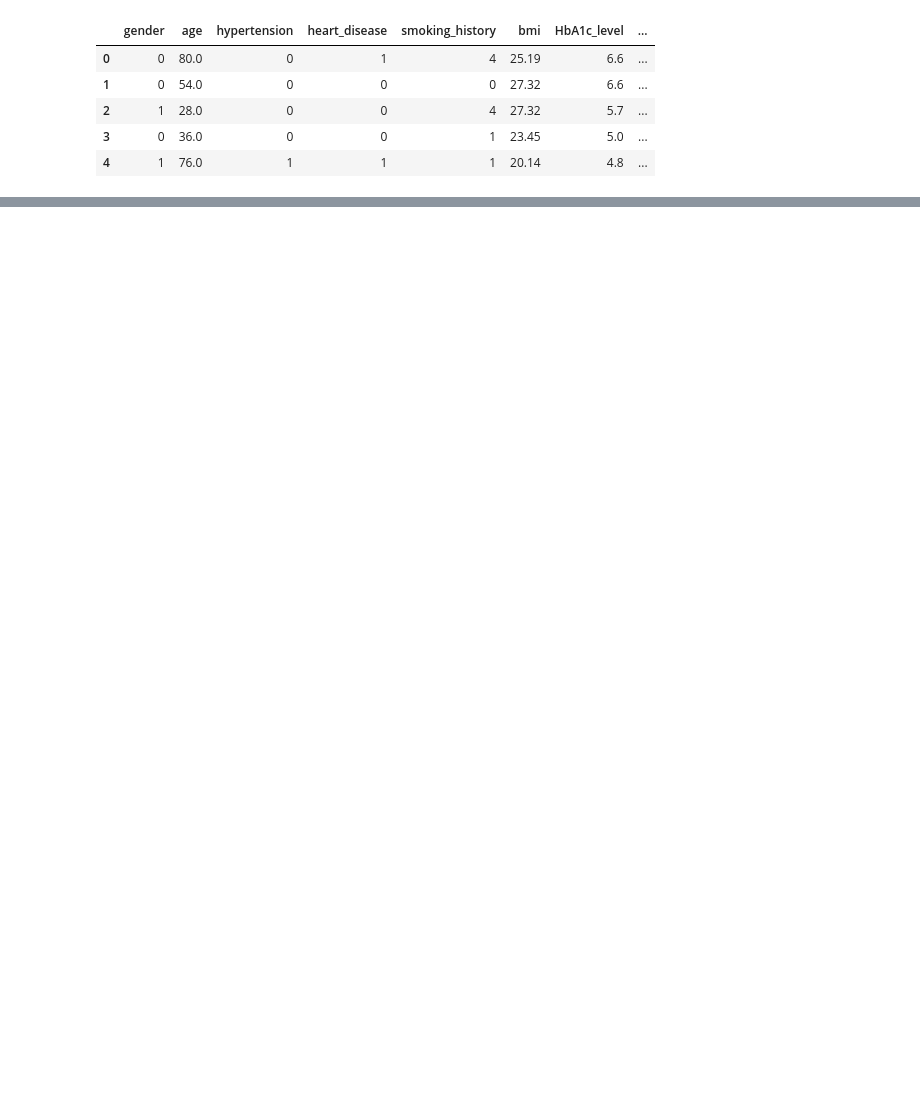
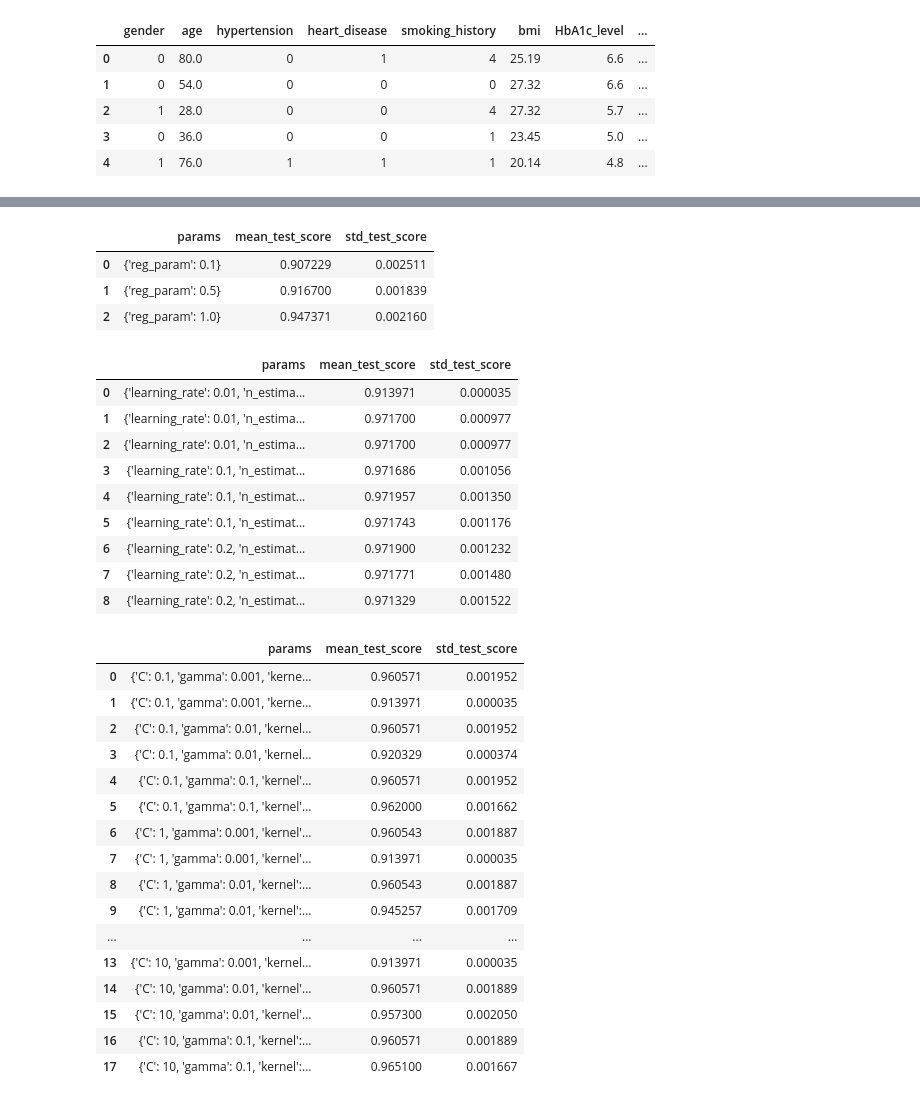
Before and after one commit to DarkanCC/ProyectoModelos, a Jupyter notebook: Diabetes.ipynb, the cells around one changed output, grey strips where cells are left out. Saved outputs shown, nothing was run; the diff lists cells and outputs as text; code cells hidden in the pictures; blank space fills up the shorter version.

```diff
--- a/Diabetes.ipynb
+++ b/Diabetes.ipynb
@@ -61,7 +83,7 @@ y = data[['diabetes']]
 # %%
 # Escalar las características
 scaler = StandardScaler()
-X = pd.DataFrame(scaler.fit_transform(X), columns=X.columns)
+X = scaler.fit_transform(X)
 # %%
 display(X)
 display(y)
@@ -94 +116,74 @@ display(y)
 100000 rows × 1 columns
+# %%
+# Dividir 70% de los datos para entrenamiento y validacion, 30% para prueba
+X_train, X_test, y_train, y_test = train_test_split(X, y, train_size=0.7)
+# %%
+# Definir los hiperparámetros y sus valores posibles para cada modelo
+param_grid_qda = {
+    'reg_param': [0.1, 0.5, 1.0]
+}
+
+param_grid_gb = {
+    'n_estimators': [50, 100, 200],
+    'learning_rate': [0.01, 0.1, 0.2]
+}
+
+param_grid_svc = {
+    'C': [0.1, 1, 10],
+    'kernel': ['linear', 'poly'],
+    'gamma': [0.001, 0.01, 0.1]
+}
+# %%
+# Crear modelos para cada algoritmo
+qda = QuadraticDiscriminantAnalysis() # Análisis discriminante Cuadrático
+gb = GradientBoostingClassifier() # Gradiente Boosting Tree
+svc = SVC() # Máquinas de Soporte Vectorial
+
+# Crear objetos GridSearchCV para cada modelo con validación cruzada y medida de evaluación "Precisión"
+grid_search_qda = GridSearchCV(qda, param_grid_qda, scoring='accuracy', cv=5)
+grid_search_gb = GridSearchCV(gb, param_grid_gb, scoring='accuracy', cv=5)
+grid_search_svc = GridSearchCV(svc, param_grid_svc, scoring='accuracy', cv=5)
+
+# Lista de modelos y objetos de búsqueda de cuadrícula
+models = [grid_search_qda, grid_search_gb, grid_search_svc]
+# %%
+# Lista para almacenar la precisión de todos los modelos
+accuracies = []
+
+# Realizar la búsqueda de cuadrícula y calcular la precisión para cada modelo
+for model in models:
+    model.fit(X_train, np.ravel(y_train))
+    display(pd.DataFrame(model.cv_results_)[["params", "mean_test_score",	"std_test_score"]])
+    print("\n")
+# %% [output]
+|  | params | mean_test_score | std_test_score |
+| 0 | {'reg_param': 0.1} | 0.907229 | 0.002511 |
+| 1 | {'reg_param': 0.5} | 0.916700 | 0.001839 |
+| 2 | {'reg_param': 1.0} | 0.947371 | 0.002160 |
+|  | params | mean_test_score | std_test_score |
+| 0 | {'learning_rate': 0.01, 'n_estima... | 0.913971 | 0.000035 |
+| 1 | {'learning_rate': 0.01, 'n_estima... | 0.971700 | 0.000977 |
+| 2 | {'learning_rate': 0.01, 'n_estima... | 0.971700 | 0.000977 |
+| 3 | {'learning_rate': 0.1, 'n_estimat... | 0.971686 | 0.001056 |
+| 4 | {'learning_rate': 0.1, 'n_estimat... | 0.971957 | 0.001350 |
+| 5 | {'learning_rate': 0.1, 'n_estimat... | 0.971743 | 0.001176 |
+| 6 | {'learning_rate': 0.2, 'n_estimat... | 0.971900 | 0.001232 |
+| 7 | {'learning_rate': 0.2, 'n_estimat... | 0.971771 | 0.001480 |
+| 8 | {'learning_rate': 0.2, 'n_estimat... | 0.971329 | 0.001522 |
+|  | params | mean_test_score | std_test_score |
+| 0 | {'C': 0.1, 'gamma': 0.001, 'kerne... | 0.960571 | 0.001952 |
+| 1 | {'C': 0.1, 'gamma': 0.001, 'kerne... | 0.913971 | 0.000035 |
+| 2 | {'C': 0.1, 'gamma': 0.01, 'kernel... | 0.960571 | 0.001952 |
+| 3 | {'C': 0.1, 'gamma': 0.01, 'kernel... | 0.920329 | 0.000374 |
+| 4 | {'C': 0.1, 'gamma': 0.1, 'kernel'... | 0.960571 | 0.001952 |
+| 5 | {'C': 0.1, 'gamma': 0.1, 'kernel'... | 0.962000 | 0.001662 |
+| 6 | {'C': 1, 'gamma': 0.001, 'kernel'... | 0.960543 | 0.001887 |
+| 7 | {'C': 1, 'gamma': 0.001, 'kernel'... | 0.913971 | 0.000035 |
+| 8 | {'C': 1, 'gamma': 0.01, 'kernel':... | 0.960543 | 0.001887 |
+| 9 | {'C': 1, 'gamma': 0.01, 'kernel':... | 0.945257 | 0.001709 |
+| ... | ... | ... | ... |
+| 13 | {'C': 10, 'gamma': 0.001, 'kernel... | 0.913971 | 0.000035 |
+| 14 | {'C': 10, 'gamma': 0.01, 'kernel'... | 0.960571 | 0.001889 |
+| 15 | {'C': 10, 'gamma': 0.01, 'kernel'... | 0.957300 | 0.002050 |
+| 16 | {'C': 10, 'gamma': 0.1, 'kernel':... | 0.960571 | 0.001889 |
+| 17 | {'C': 10, 'gamma': 0.1, 'kernel':... | 0.965100 | 0.001667 |
```
Also changed, not shown: parts of 8 cells of this notebook.
